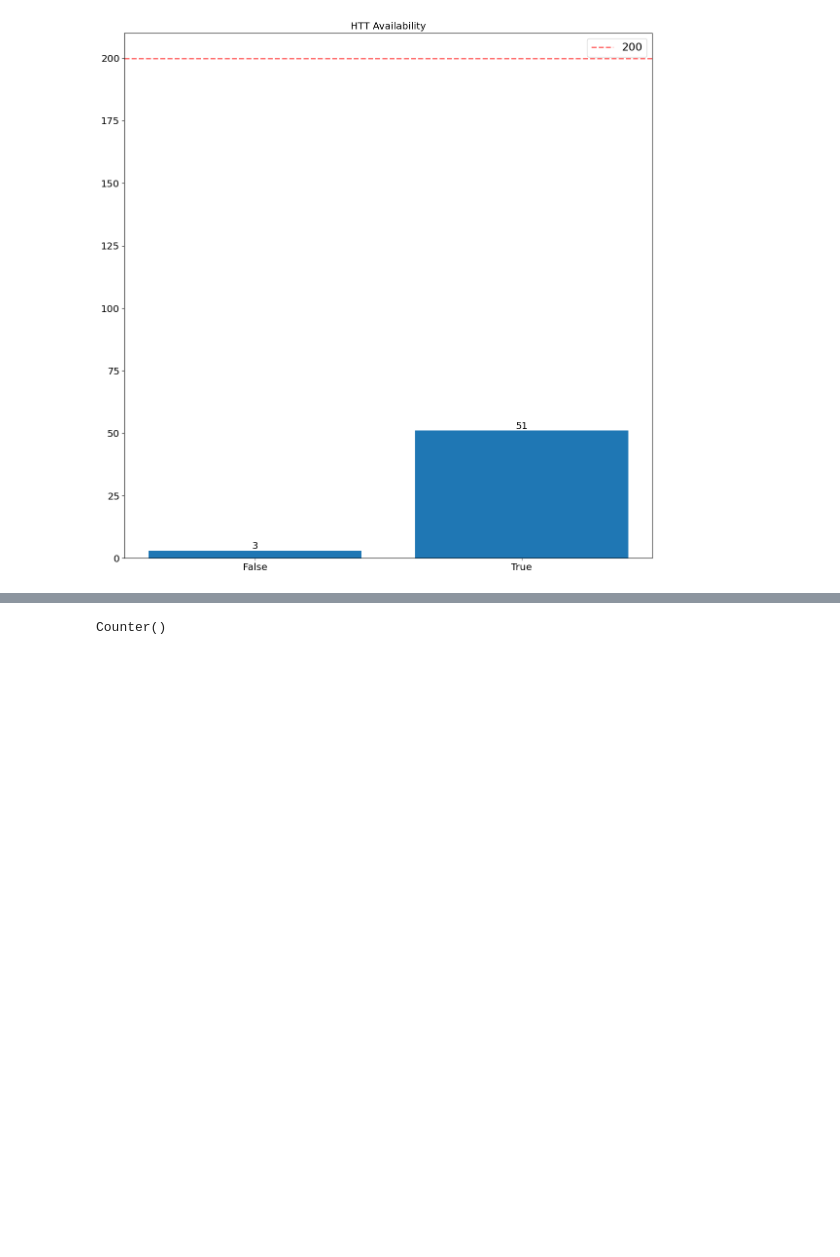
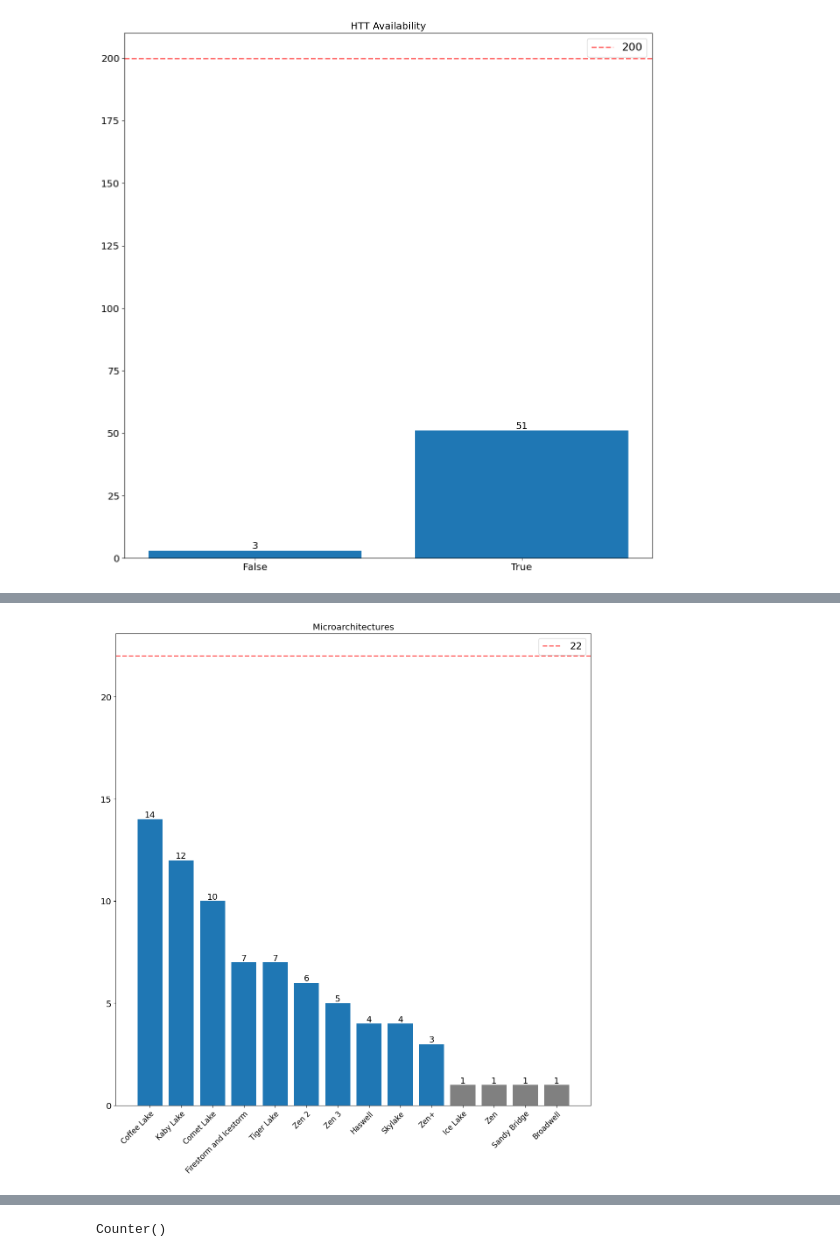
Before and after one commit to kponichtera/browser-cpu-fingerprinting-rs, a Jupyter notebook: classification/dataset_visualization.ipynb, the cells around one changed output, grey strips where cells are left out. Drawn from its saved outputs; the diff is of its cells as text; code cells hidden in the pictures; blank space fills up the shorter version.

```diff
--- a/classification/dataset_visualization.ipynb
+++ b/classification/dataset_visualization.ipynb
@@ -171,19 +173,21 @@ plt.show()
 # %%
-X_uarch, y_uarch = prepare_uarch(balance, db_models, cachesize_benchmarks_small, cachesize_benchmarks_large, tlb_benchmarks, cacheasso_benchmarks, cores, csv_dict['name'], csv_dict['rname'], csv_dict['uarch'])
+X_uarch, y_uarch = prepare_uarch(balance, db_models, cachesize_benchmarks, tlb_benchmarks, cacheasso_benchmarks, csv_dict['name'], csv_dict['rname'], csv_dict['uarch'])
 threshold = 22
 
 counter = collections.Counter(y_uarch)
 items = sorted(list(counter.items()), key=lambda tup: tup[1], reverse=True)
 items = [list(t) for t in zip(*items)]
 fig, ax = plt.subplots(figsize=(14, 14))
 ax.bar(list(map(lambda x: str(x), items[0])), list(map(lambda x: min(x, threshold), items[1])), color=['C0' for i in range (10)] + ['gray' for i in range(9)])
 ax.bar(list(map(lambda x: str(x), items[0])), list(map(lambda x: max(0, x - threshold), items[1])), bottom=list(map(lambda x: min(x, threshold), items[1])), color='gray')
 # ax.bar(list(map(lambda x: str(x), items[0])), items[1], color=['C0', 'C0', 'C0', 'C0', 'gray', 'C0'])
 plt.axhline(y=threshold, color='r', linestyle='--', linewidth=2, alpha=0.6, label=str(threshold))
 ax.bar_label(ax.containers[1], items[1], fontsize=14)
 ax.set_title('Microarchitectures')
 plt.setp(ax.get_xticklabels(), rotation=45, ha="right", rotation_mode="anchor")
 ax.tick_params(axis='x', which='major', labelsize=12)
 plt.legend(fontsize=16)
 plt.show()
+# %% [output]
+[figure, added]
 # %%
```
Also changed, not shown: parts of 7 cells of this notebook.
